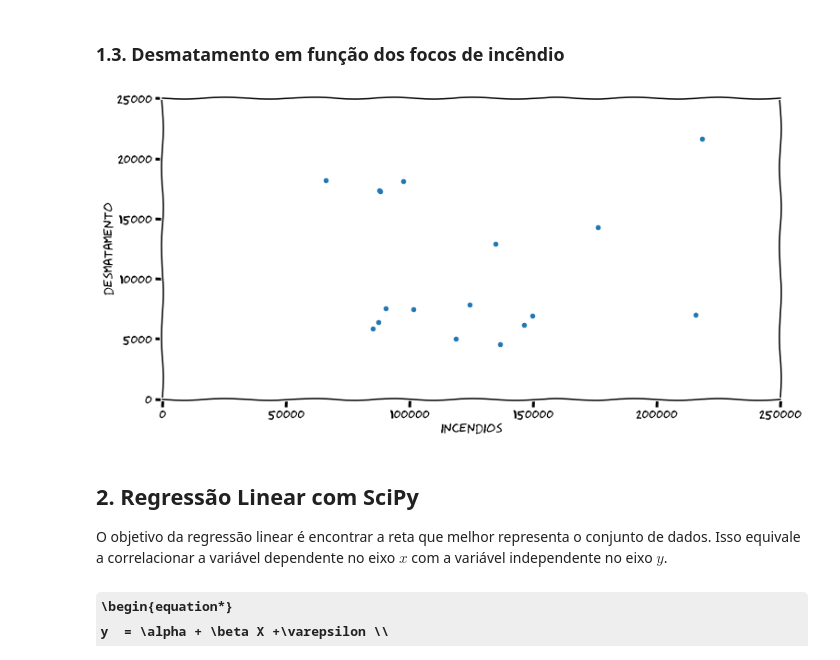
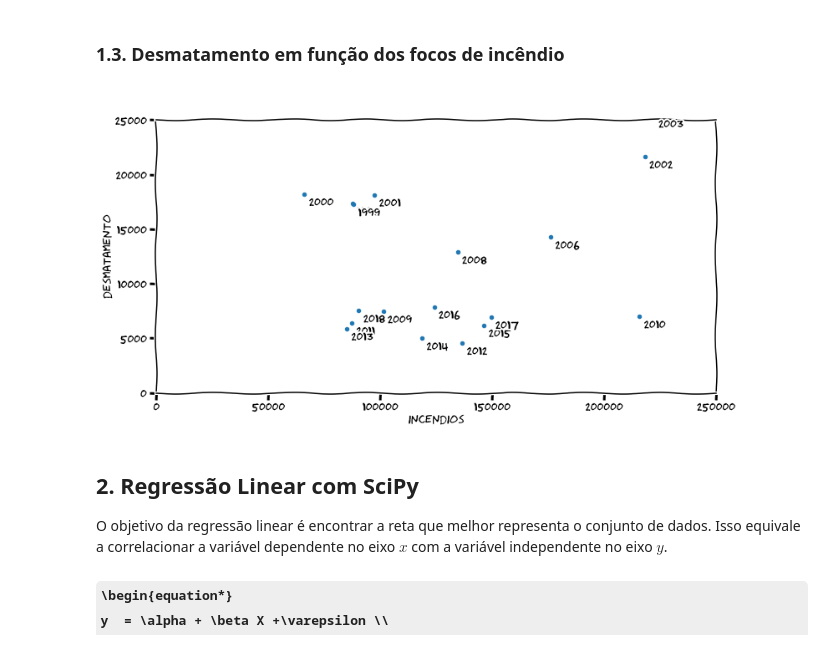
Before and after one commit to luxedo/romanos, a Jupyter notebook: incendios/Incêndios e Área desmatada na Amazônia.ipynb, the cells around one changed output. Saved outputs shown, nothing was run; the diff lists cells and outputs as text; code cells hidden in the pictures; some formulas as TeX source.

```diff
--- a/incendios/Incêndios e Área desmatada na Amazônia.ipynb
+++ b/incendios/Incêndios e Área desmatada na Amazônia.ipynb
@@ -60,10 +61,12 @@ with plt.xkcd():
 # %%
 df = df_prodes[["desmatamento"]].join(df_incendios[["incendios"]]).dropna().astype(int)
 
 with plt.xkcd():
-    df.plot.scatter("incendios", "desmatamento", figsize=(12, 6), xlim=(0, 250000), ylim=(0, 25000))
+    ax = df.plot.scatter("incendios", "desmatamento", figsize=(12, 6), xlim=(0, 250000), ylim=(0, 25000))
+    for i in df.index:
+        ax.annotate(i, (df["incendios"][i]+2000, df["desmatamento"][i]-1000))
 # %% [output]
-[figure, old version]
+[figure, new version]
 # %% [markdown]
 ## 2. Regressão Linear com SciPy
 O objetivo da regressão linear é encontrar a reta que melhor representa o conjunto de dados. Isso equivale a correlacionar a variável dependente no eixo $x$ com a variável independente no eixo $y$.
```
Also changed, not shown: parts of 12 cells of this notebook.
